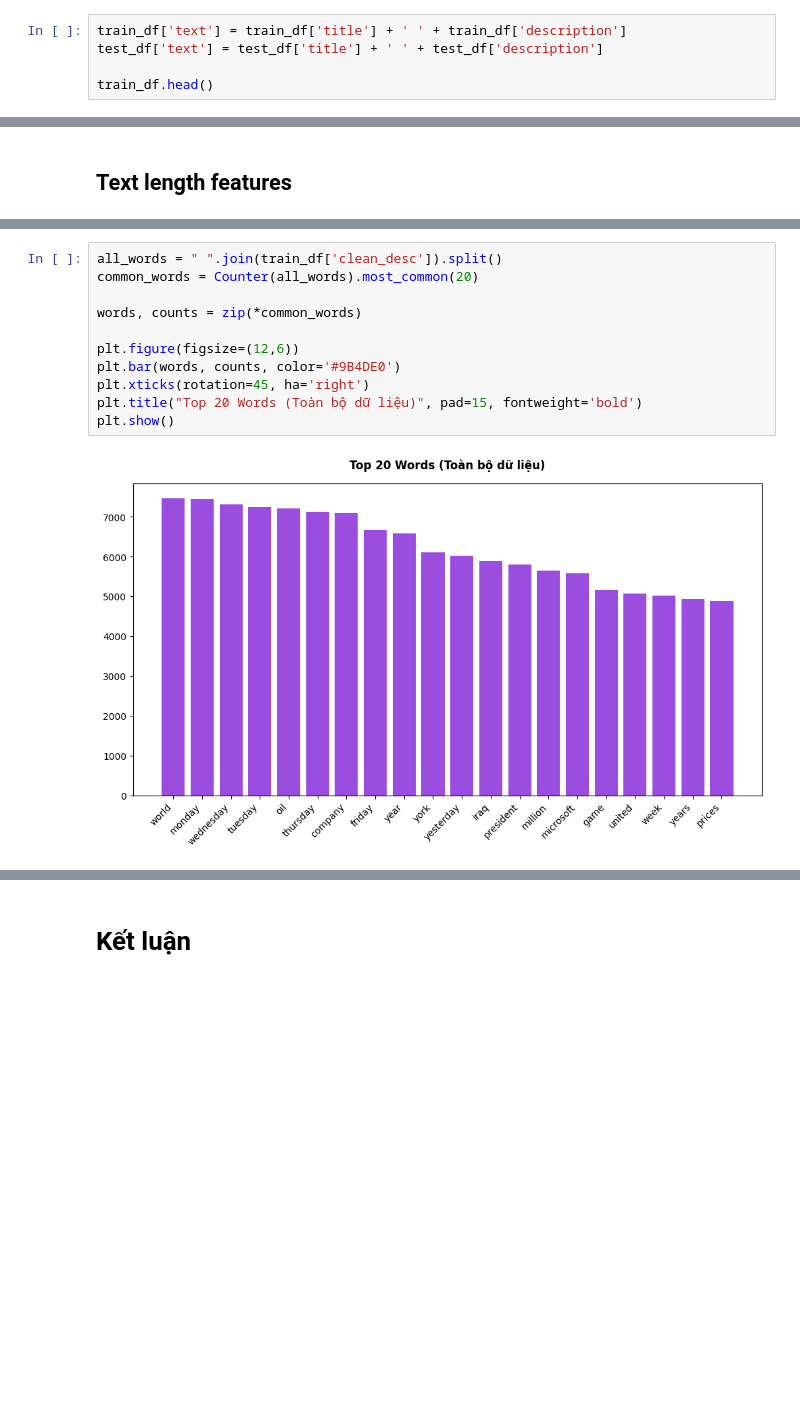
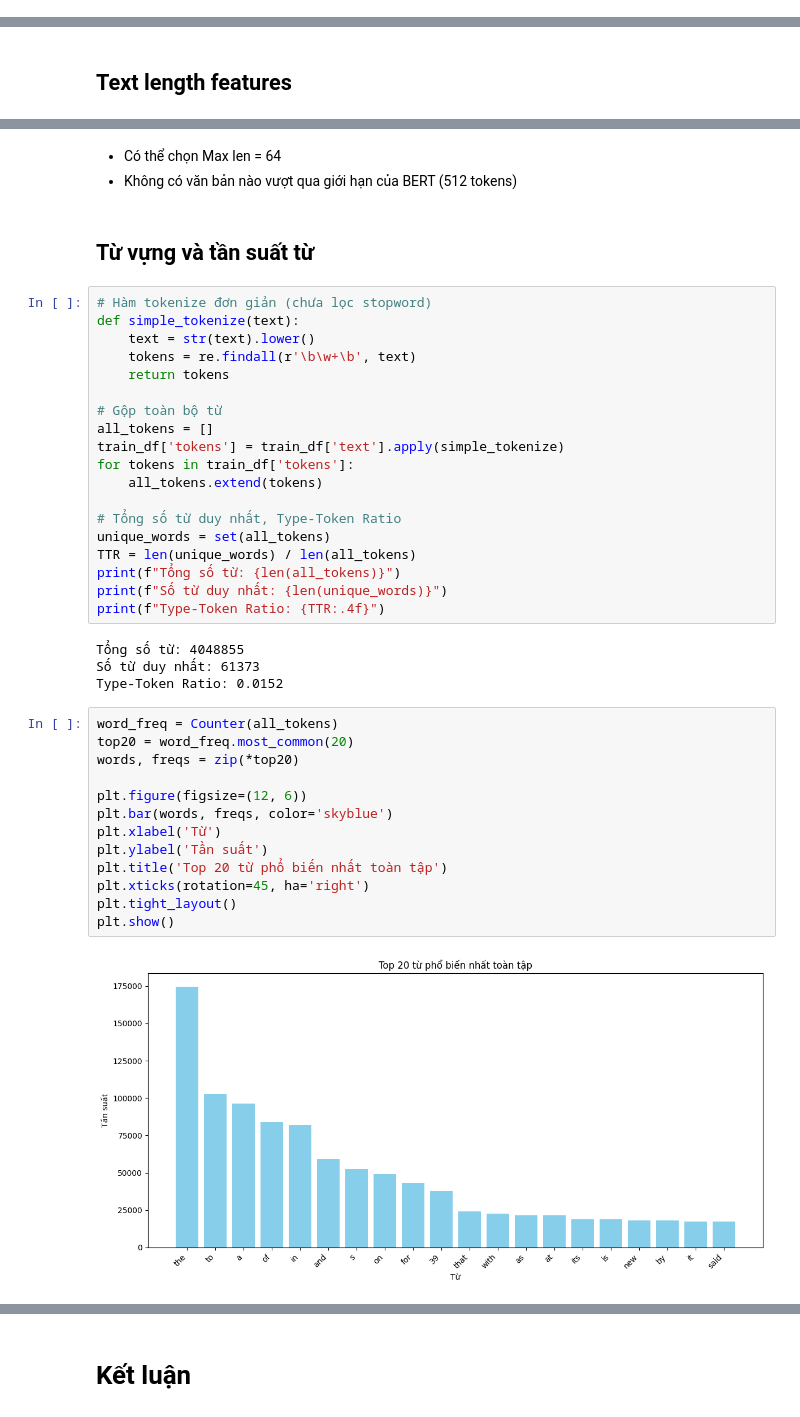
Before and after one commit to ThDat-AI/CS114, a Jupyter notebook: Notebooks/Phase_1/EDA.ipynb, the cells around one changed output, grey strips where cells are left out. Cells and saved outputs as stored; diff of their text form; blank space fills up the shorter version.

```diff
--- a/Notebooks/Phase_1/EDA.ipynb
+++ b/Notebooks/Phase_1/EDA.ipynb
@@ -107,5 +213,0 @@ Name: proportion, dtype: float64
-# %%
-train_df['text'] = train_df['title'] + ' ' + train_df['description']
-test_df['text'] = test_df['title'] + ' ' + test_df['description']
-
-train_df.head()
@@ -233,13 +336,43 @@ train_df['clean_desc'] = train_df['text'].apply(clean)
+# %% [markdown]
+- Có thể chọn Max len = 64
+- Không có văn bản nào vượt qua giới hạn của BERT (512 tokens)
+# %% [markdown]
+## Từ vựng và tần suất từ
+# %%
+# Hàm tokenize đơn giản (chưa lọc stopword)
+def simple_tokenize(text):
+    text = str(text).lower()
+    tokens = re.findall(r'\b\w+\b', text)
+    return tokens
+
+# Gộp toàn bộ từ
+all_tokens = []
+train_df['tokens'] = train_df['text'].apply(simple_tokenize)
+for tokens in train_df['tokens']:
+    all_tokens.extend(tokens)
+
+# Tổng số từ duy nhất, Type-Token Ratio
+unique_words = set(all_tokens)
+TTR = len(unique_words) / len(all_tokens)
+print(f"Tổng số từ: {len(all_tokens)}")
+print(f"Số từ duy nhất: {len(unique_words)}")
+print(f"Type-Token Ratio: {TTR:.4f}")
+# %% [output]
+Tổng số từ: 4048855
+Số từ duy nhất: 61373
+Type-Token Ratio: 0.0152
 # %%
-all_words = " ".join(train_df['clean_desc']).split()
-common_words = Counter(all_words).most_common(20)
+word_freq = Counter(all_tokens)
+top20 = word_freq.most_common(20)
+words, freqs = zip(*top20)
 
-words, counts = zip(*common_words)
-
-plt.figure(figsize=(12,6))
-plt.bar(words, counts, color='#9B4DE0')
+plt.figure(figsize=(12, 6))
+plt.bar(words, freqs, color='skyblue')
+plt.xlabel('Từ')
+plt.ylabel('Tần suất')
+plt.title('Top 20 từ phổ biến nhất toàn tập')
 plt.xticks(rotation=45, ha='right')
-plt.title("Top 20 Words (Toàn bộ dữ liệu)", pad=15, fontweight='bold')
+plt.tight_layout()
 plt.show()
 # %% [output]
-[figure, old version]
+[figure, new version]
```
Also changed, not shown: parts of 44 cells of this notebook, 2 other files.
